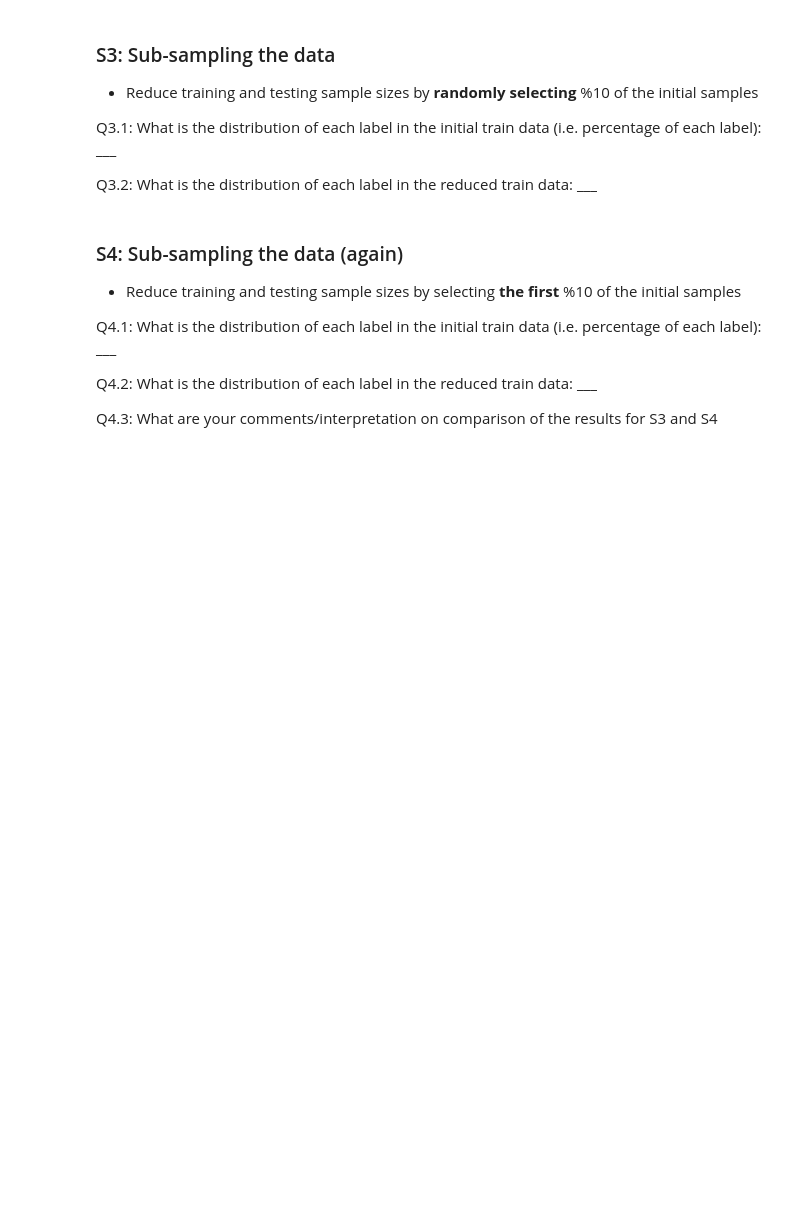
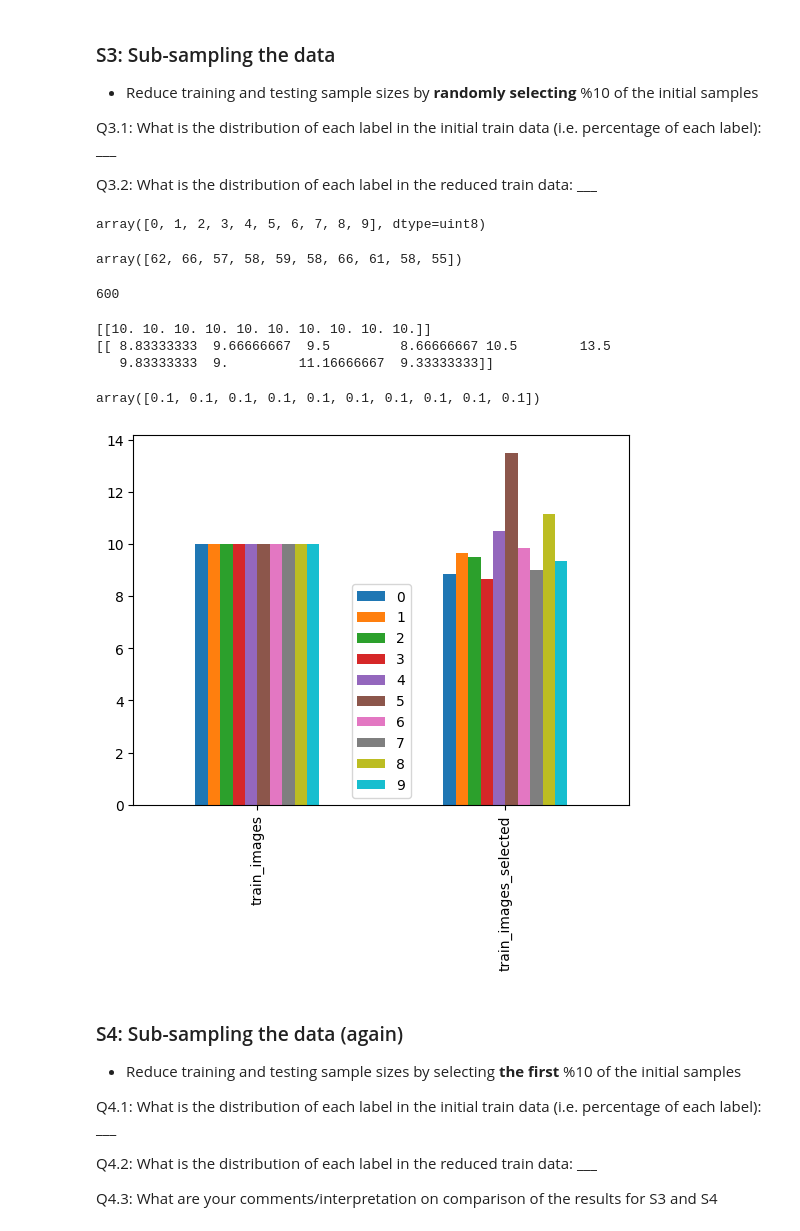
Before and after one commit to emilyzhou112/MUSA-650_Spring2024, a Jupyter notebook: Week03/HW1/MUSA650_Spring2024_PRACTICE.ipynb, the cells around one changed output. Saved outputs shown, nothing was run; the diff lists cells and outputs as text; code cells hidden in the pictures; blank space fills up the shorter version.

```diff
--- a/Week03/HW1/MUSA650_Spring2024_PRACTICE.ipynb
+++ b/Week03/HW1/MUSA650_Spring2024_PRACTICE.ipynb
@@ -120,3 +115,47 @@ X_te_sel1, Y_te_sel1 = sample_data(X_te, Y_te, 1)
+# %%
+train_images_sel, train_labels_sel = sample_data(train_images, train_labels, 1) ## why 1% here?
+test_images_sel, test_labels_sel = sample_data(test_images, test_labels, 1)
+# %%
+# distribution of label in initial train data
+unique, count = np.unique(train_labels, return_counts=True)
+
+# dis of label in selected train data
+unique_sel, count_sel = np.unique(train_labels_sel, return_counts=True)
+# %%
+unique_sel
+# %% [output]
+array([0, 1, 2, 3, 4, 5, 6, 7, 8, 9], dtype=uint8)
+# %%
+count_sel
+# total is 600
+# %% [output]
+array([62, 66, 57, 58, 59, 58, 66, 61, 58, 55])
+# %%
+train_labels_sel.shape[0] # 600 selected out of 60000
+# %% [output]
+600
+# %%
+p1 = (100*count / train_labels.shape[0]).reshape(1,-1) # reshape array to have one row
+p2 = (100*count_sel / train_labels_sel.shape[0]).reshape(1,-1) ##### why times 100 here
+## Find percentage of samples for each label
+print(p1)
+print(p2)
+# %% [output]
+[[10. 10. 10. 10. 10. 10. 10. 10. 10. 10.]]
+[[ 8.83333333  9.66666667  9.5         8.66666667 10.5        13.5
+   9.83333333  9.         11.16666667  9.33333333]]
+# %%
+count / train_labels.shape[0]
+# %% [output]
+array([0.1, 0.1, 0.1, 0.1, 0.1, 0.1, 0.1, 0.1, 0.1, 0.1])
+# %%
+combined = np.concatenate((p1, p2), axis=0)
+df = pd.DataFrame(data = combined, columns = labels, index = ['train_images','train_images_selected'])
+
+df.plot.bar()
+plt.show()
+# %% [output]
+[figure, added]
 # %% [markdown]
 ### S4: Sub-sampling the data (again)
 - Reduce training and testing sample sizes by selecting **the first** %10 of the initial samples
```
Also changed, not shown: parts of 32 cells of this notebook.
